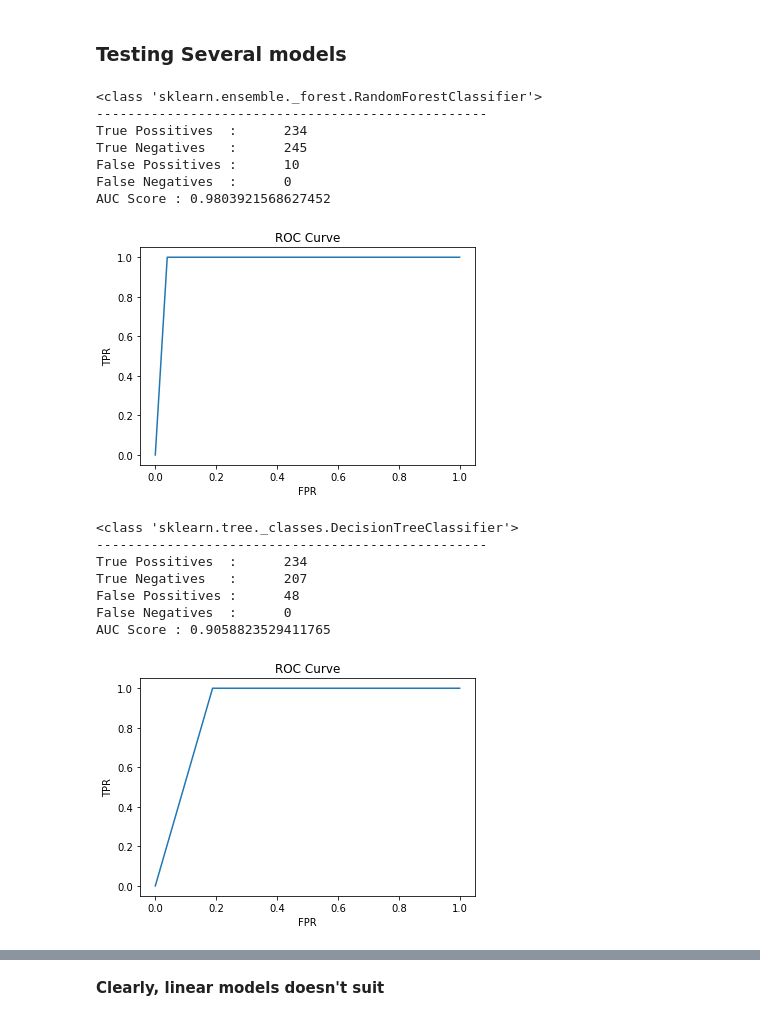
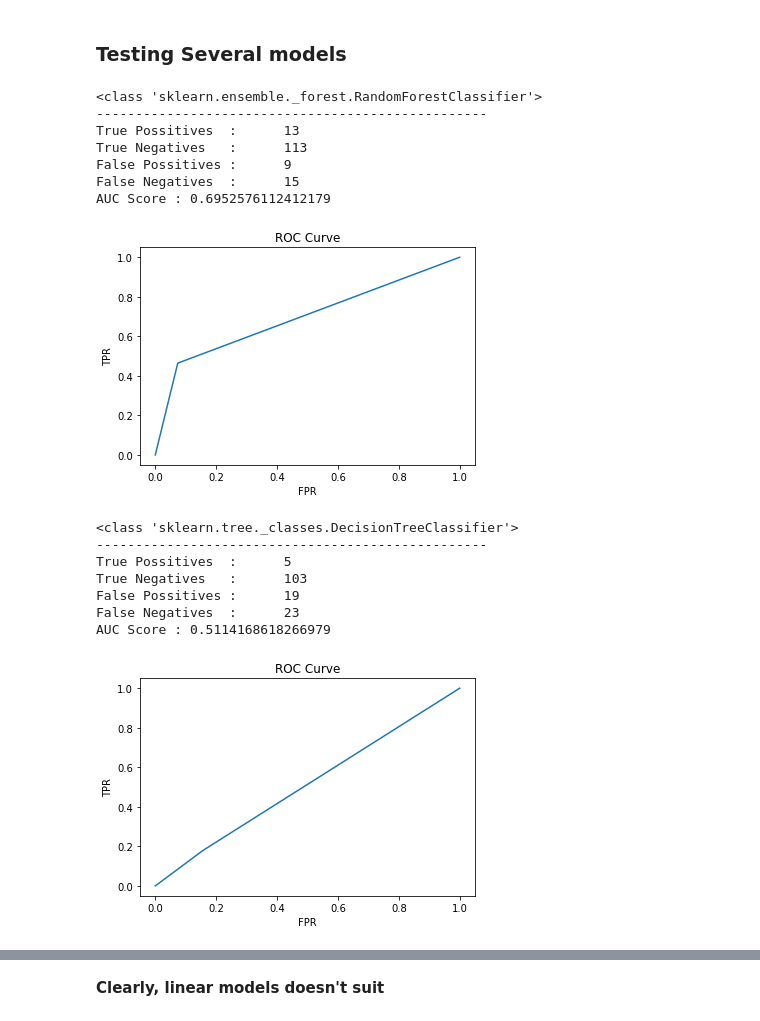
Before and after one commit to falcolf/Employee_Attrition, a Jupyter notebook: Model_Building.ipynb, the cells around one changed output, grey strips where cells are left out. Drawn from its saved outputs; the diff is of its cells as text; code cells hidden in the pictures.

Commit message:
Added a few more models

```diff
--- a/Model_Building.ipynb
+++ b/Model_Building.ipynb
@@ -34,0 +39,22 @@ len(df_cleaned.columns)
+# %%
+df['YearsToCompanies'] = pd.cut((df.TotalWorkingYears / (df.NumCompaniesWorked+1)),[-1,2,4,6,8,np.inf], labels=[1,2,3,4,5]).astype('int64')
+df['PropCurrMgrCompYears'] = df.YearsWithCurrManager / (df.YearsAtCompany+1)
+df['PropAgeCompYears'] = pd.qcut((df.YearsAtCompany) / (df.Age+1), 5, duplicates='drop', labels=[1,2,3,4,5]).astype('int64')
+df['PropTrainCompYears'] = pd.qcut(df.TrainingTimesLastYear / (df.YearsAtCompany+1),4, labels=[1,2,3,4]).astype('int64')
+df['PropCurrRoleCompYears'] = df.YearsInCurrentRole / (df.YearsAtCompany+1)
+
+cols_to_drop = ['Id',
+                'Behaviour',
+                'Gender',
+                'MaritalStatus',
+                'Education',
+                'PerformanceRating',
+                'Department',
+                'MonthlyIncome',
+                'YearsAtCompany',
+                'TrainingTimesLastYear',
+                'YearsInCurrentRole',
+                'YearsSinceLastPromotion',
+                'YearsWithCurrManager']
+df_cleaned = df.drop(cols_to_drop, axis=1)
+len(df_cleaned.columns)
@@ -34,0 +65,3 @@ len(df_cleaned.columns)
+# %%
+df_cleaned.drop_duplicates(inplace=True)
+df_cleaned.shape
@@ -79,8 +114,12 @@ sc = StandardScaler()
 X = sc.fit_transform(X)
 # %%
 from sklearn.model_selection import train_test_split
-X_train,X_test,y_train,y_test = train_test_split(X,y,test_size=0.3)
+X_train,X_test,y_train,y_test = train_test_split(X,y,test_size=0.15, random_state = 11)
 y_train, y_test = y_train.ravel(), y_test.ravel()
+# %%
+from imblearn.over_sampling import SMOTE
+sm = SMOTE(random_state=11)
+X_train, y_train = sm.fit_sample(X_train, y_train)
 # %%
 from sklearn.ensemble import RandomForestClassifier
 from sklearn.ensemble import AdaBoostClassifier
@@ -112,27 +151,27 @@ def check_model_perf(model, X_train, y_train, X_test, y_test):
 # %%
 scores = dict()
 # %%
-scores['Random Forest'] = check_model_perf(RandomForestClassifier(n_estimators=30), X_train, y_train, X_test, y_test)
+scores['Random Forest'] = check_model_perf(RandomForestClassifier(n_estimators=300, oob_score=True, max_features=0.8), X_train, y_train, X_test, y_test)
 # %% [output]
 <class 'sklearn.ensemble._forest.RandomForestClassifier'>
 --------------------------------------------------
-True Possitives  :      234
-True Negatives   :      245
-False Possitives :      10
-False Negatives  :      0
-AUC Score : 0.9803921568627452
+True Possitives  :      13
+True Negatives   :      113
+False Possitives :      9
+False Negatives  :      15
+AUC Score : 0.6952576112412179
-[figure, old version]
+[figure, new version]
 # %%
 scores['Decision Tree'] = check_model_perf(DecisionTreeClassifier(), X_train, y_train, X_test, y_test)
 # %% [output]
 <class 'sklearn.tree._classes.DecisionTreeClassifier'>
 --------------------------------------------------
-True Possitives  :      234
-True Negatives   :      207
-False Possitives :      48
-False Negatives  :      0
-AUC Score : 0.9058823529411765
+True Possitives  :      5
+True Negatives   :      103
+False Possitives :      19
+False Negatives  :      23
+AUC Score : 0.5114168618266979
-[figure, old version]
+[figure, new version]
 # %%
 scores['SVC'] = check_model_perf(SVC(), X_train, y_train, X_test, y_test)
 # %% [output]
```
Also changed, not shown: parts of 30 cells of this notebook, 1 other file.
